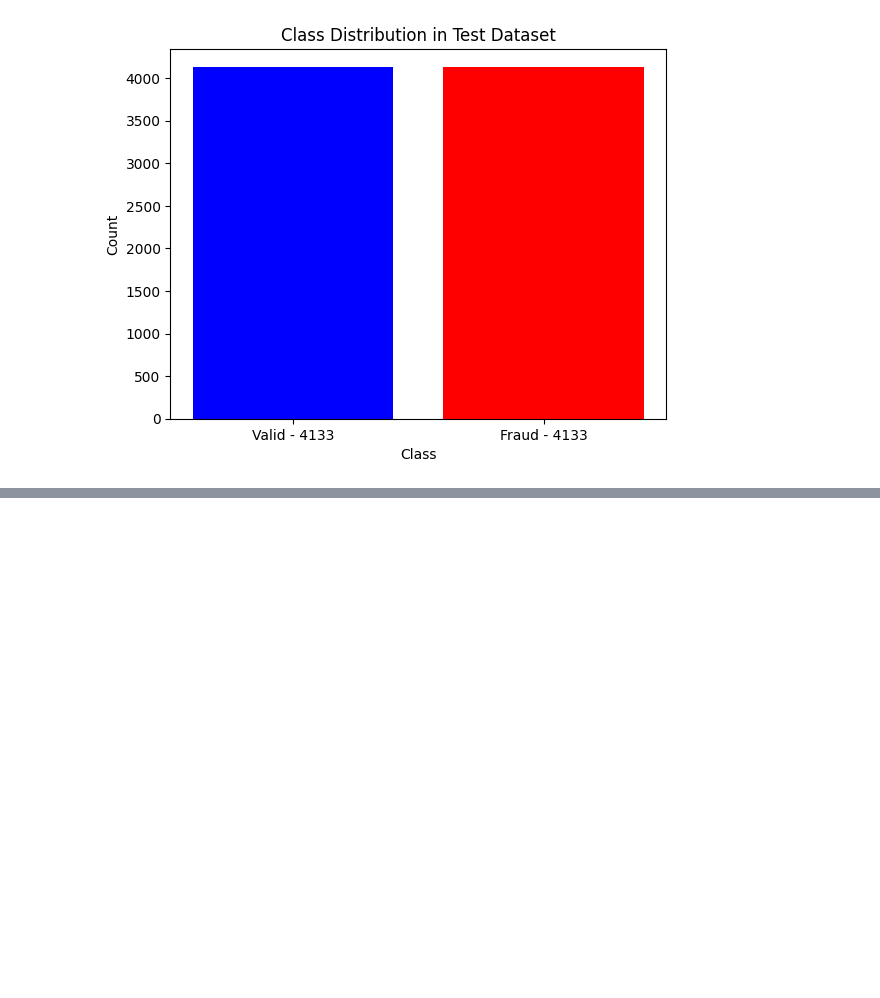
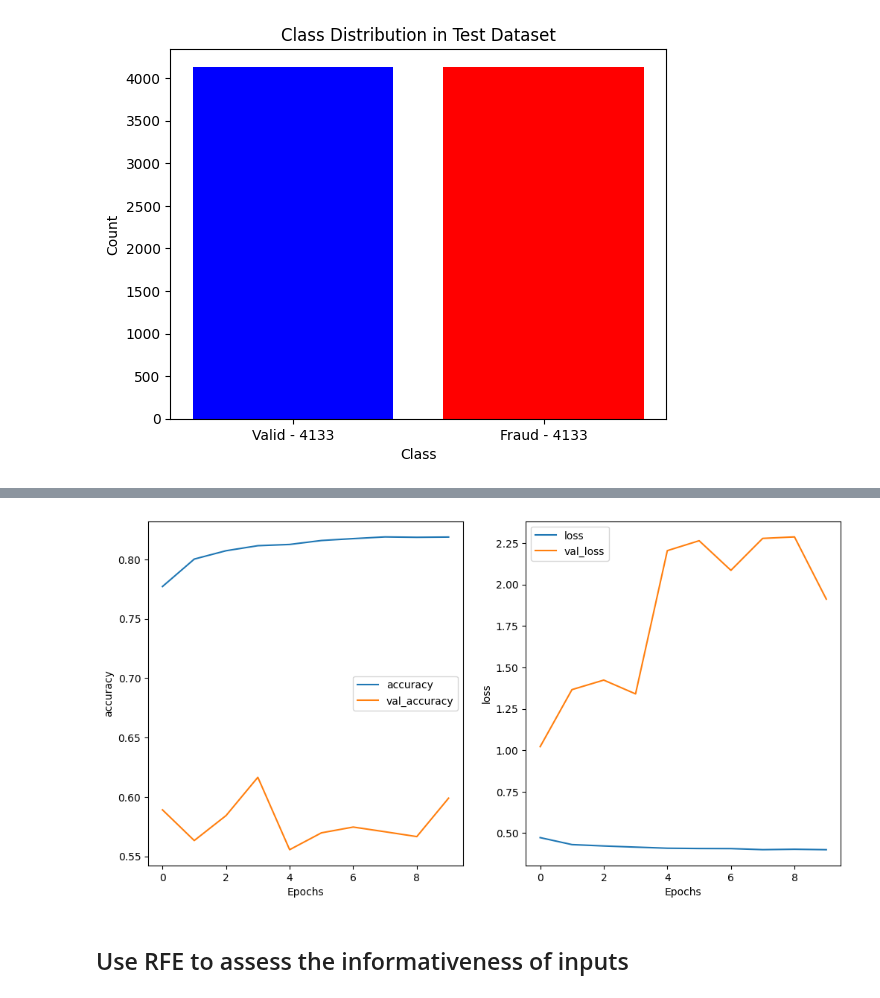
Before and after one commit to Mykhailo20/DS_Bootcamp_2023, a Jupyter notebook: Homework_8/Analysis/NN_Training.ipynb, the cells around one changed output, grey strips where cells are left out. Drawn from its saved outputs; the diff is of its cells as text; code cells hidden in the pictures; blank space fills up the shorter version.

```diff
--- a/Homework_8/Analysis/NN_Training.ipynb
+++ b/Homework_8/Analysis/NN_Training.ipynb
@@ -221,0 +290,40 @@ plt.show()
+# %%
+best_model = None
+best_model_accuracy = None
+best_model_history = None
+
+experiments_number = 3
+
+accuracy_list = []
+
+for i in range(experiments_number):
+    model = tf.keras.models.Sequential()
+    model.add(tf.keras.layers.Dense(64, activation='relu', input_shape=(len(X_train.columns), )))
+    model.add(tf.keras.layers.Dense(32, activation='relu'))
+    model.add(tf.keras.layers.Dense(8, activation='relu'))
+    model.add(tf.keras.layers.Dense(1, activation='sigmoid'))
+
+    # compile the keras model
+    model.compile(loss='binary_crossentropy', optimizer=tf.keras.optimizers.RMSprop(), metrics=['accuracy'])
+
+    history = model.fit(X_train_scaled, y_train, epochs=10, batch_size=10, validation_data=(X_valid_scaled, y_valid))
+
+    # evaluate the keras model
+    _, accuracy = model.evaluate(X_test_scaled, y_test)
+
+    accuracy_list.append(accuracy)
+    print(f'Accuracy: {accuracy*100:.3f}')
+
+    if best_model == None:
+        best_model = model
+        best_model_accuracy = accuracy
+        best_model_history = history
+        continue
+
+    if accuracy > best_model_accuracy:
+        best_model_accuracy = accuracy
+        best_model = model
+        best_model_history = history
+        print(f'best_model_accuracy: {accuracy*100:.3f}')
+
+print(f'\nAverage accuracy = {np.mean(accuracy_list)*100:.3f}')
@@ -221,0 +348,6 @@ plt.show()
+# %%
+plot_graphs(history=best_model_history, strings=['accuracy', 'loss'], filename='graphs/accuracy_loss')
+# %% [output]
+[figure, added]
+# %% [markdown]
+## Use RFE to assess the informativeness of inputs
```
Also changed, not shown: parts of 13 cells of this notebook.
